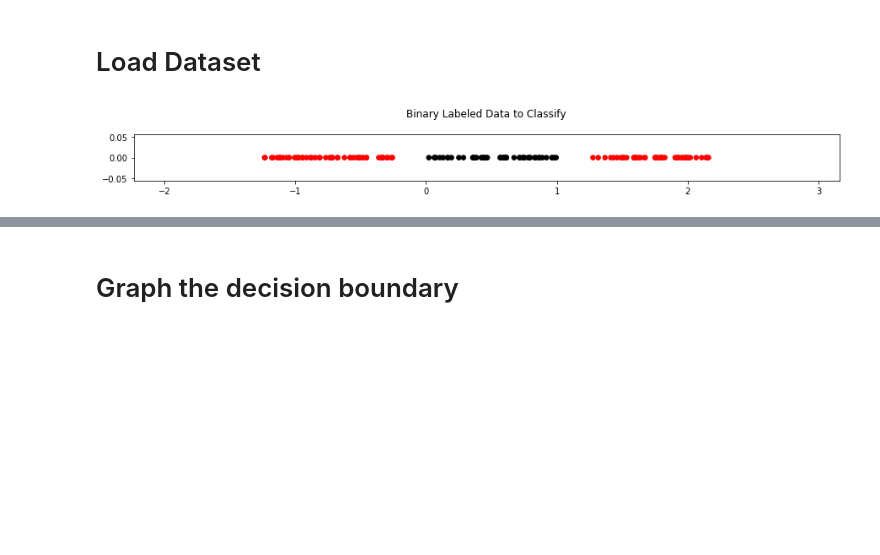
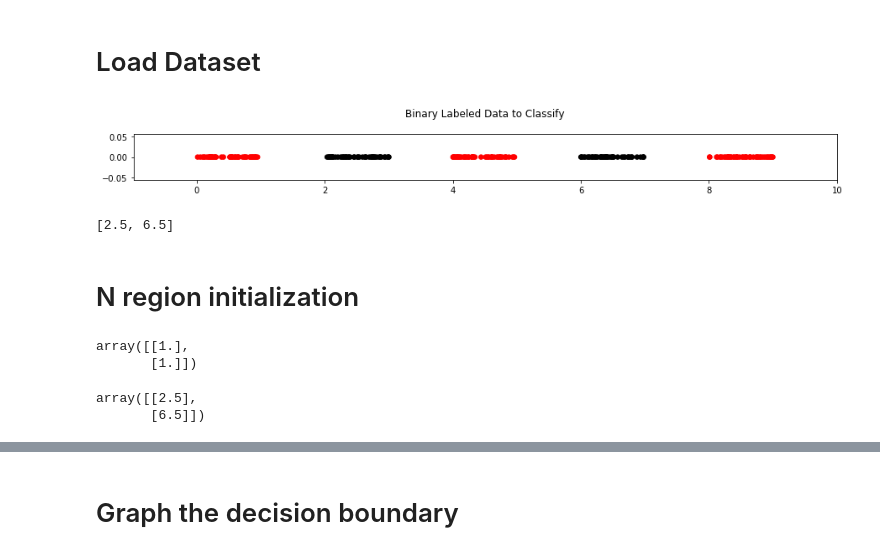
Before and after one commit to AleksandrGontcharov/neuralnetwork, a Jupyter notebook: neural_network_testing.ipynb, the cells around one changed output, grey strips where cells are left out. Drawn from its saved outputs; the diff is of its cells as text; code cells hidden in the pictures; blank space fills up the shorter version.

```diff
--- a/neural_network_testing.ipynb
+++ b/neural_network_testing.ipynb
@@ -29,7 +21,13 @@ mynetwork.layers['L2']['biases'] = np.zeros_like(mynetwork.layers['L2']['biases'
 # %% [markdown]
 # Load Dataset
 # %%
-X,Y = nregion.load_data()
+X,Y,C = nregion.load_data(regions = 5)
 nregion.graph(X,Y)
 # %% [output]
-[figure, old version]
+[figure, new version]
+# %%
+C
+# %% [output]
+[2.5, 6.5]
+# %% [markdown]
+# N region initialization
@@ -35,0 +36,14 @@ nregion.graph(X,Y)
+# %%
+# Change the slopes of first layer to 1
+mynetwork.layers['L1']['weights'] = np.ones_like(mynetwork.layers['L1']['weights'])
+mynetwork.layers['L1']['weights']
+# %% [output]
+array([[1.],
+       [1.]])
+# %%
+# Change the biases to the list of centers
+mynetwork.layers['L1']['biases'] = np.array(C).reshape(mynetwork.layers['L1']['biases'].shape)
+mynetwork.layers['L1']['biases']
+# %% [output]
+array([[2.5],
+       [6.5]])
```
Also changed, not shown: parts of 13 cells of this notebook, 1 other file.
